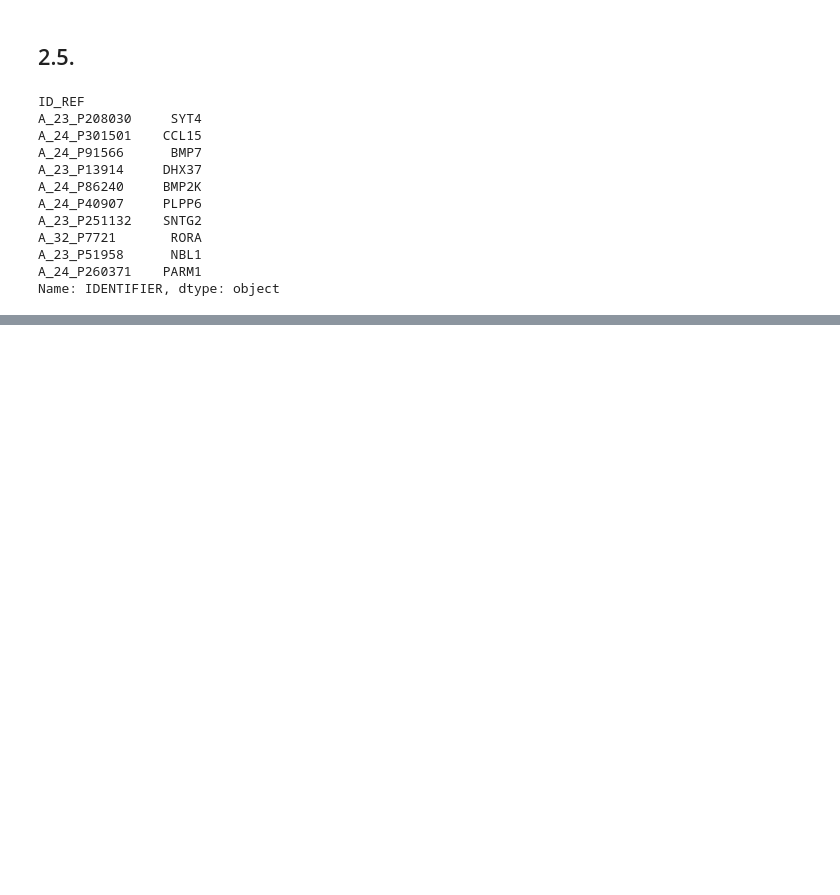
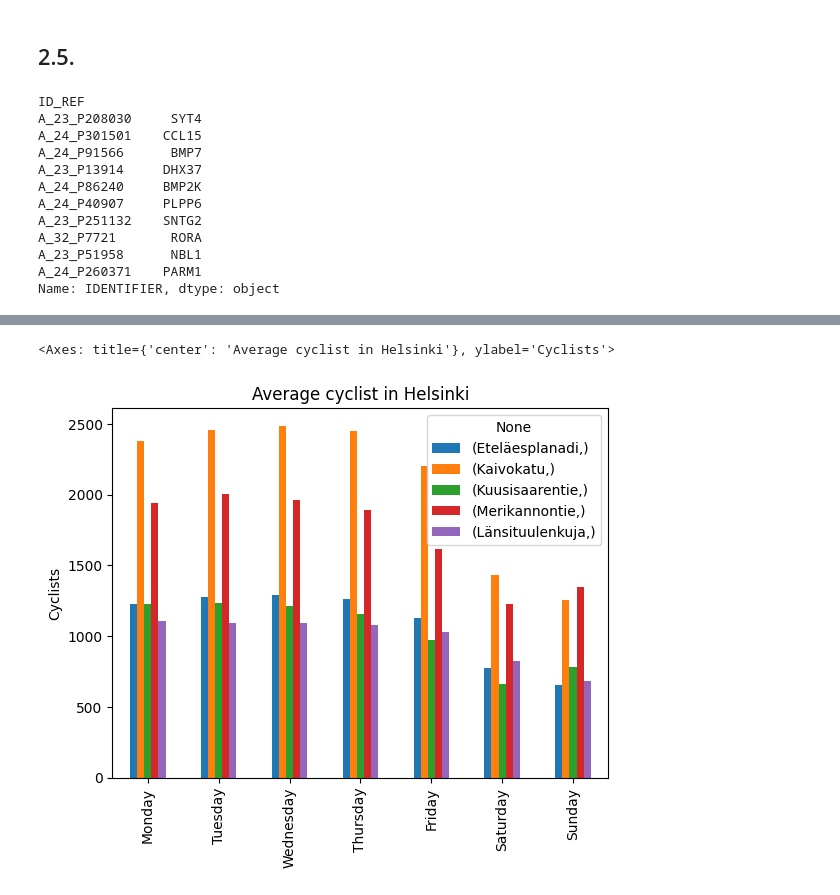
Before and after one commit to konstanyman/E5, a Jupyter notebook: e5-notebook.ipynb, the cells around one changed output, grey strips where cells are left out. Cells and saved outputs as stored; diff of their text form; code cells hidden in the pictures; blank space fills up the shorter version.

```diff
--- a/e5-notebook.ipynb
+++ b/e5-notebook.ipynb
@@ -348,0 +350,15 @@ Name: IDENTIFIER, dtype: object
+# %%
+# load dataframe
+
+df3 = P.read_csv('./e5-data/53-data.csv',
+           # field separator character
+           sep=",",
+           # missing value characters
+           na_values=["?"],
+           # no row names
+           index_col=False,
+           # no column names
+           header=0,
+           # quote character
+           quotechar="'")
+df3
@@ -348,0 +381,15 @@ Name: IDENTIFIER, dtype: object
+# %%
+# For each weekday (Monday - Sunday),
+# calculate the mean daily number of cyclists for each street.
+
+weekday_means_df = P.DataFrame(index=['Monday', 'Tuesday',
+                              'Wednesday', 'Thursday',
+                              'Friday', 'Saturday', 'Sunday'],
+                              columns=[df3.columns[0:5]])
+
+for i in range(5):
+    for j in range(7):
+        mean = round(df3.loc[(df3.weekday == j), df3.columns[i]].mean(),1)
+        weekday_means_df.iloc[[j],[i]] = mean
+
+weekday_means_df
@@ -348,0 +405,7 @@ Name: IDENTIFIER, dtype: object
+# %%
+# Plot the means as a bar plot.
+
+weekday_means_df.plot.bar(title='Average cyclist in Helsinki', ylabel='Cyclists')
+# %% [output]
+<Axes: title={'center': 'Average cyclist in Helsinki'}, ylabel='Cyclists'>
+[figure, added]
```
Also changed, not shown: parts of 19 cells of this notebook.
